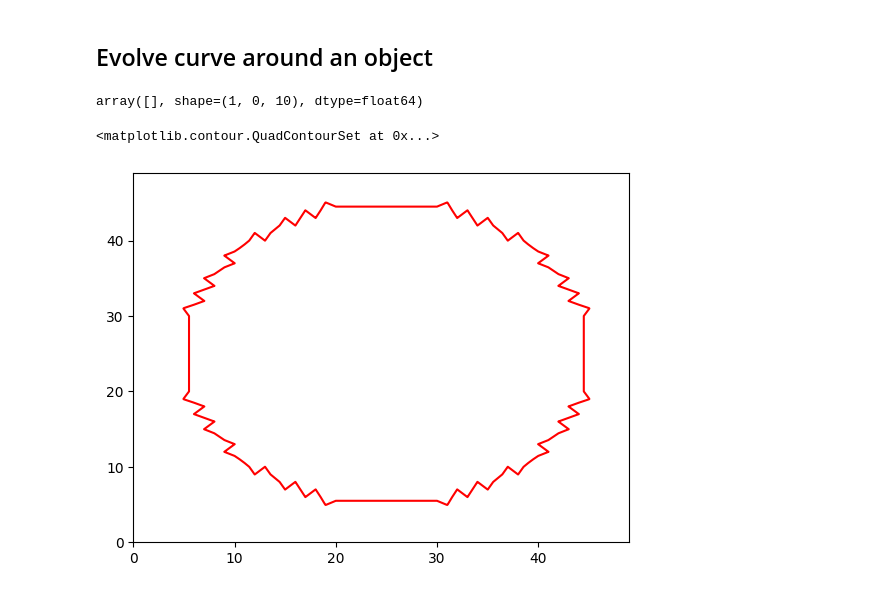
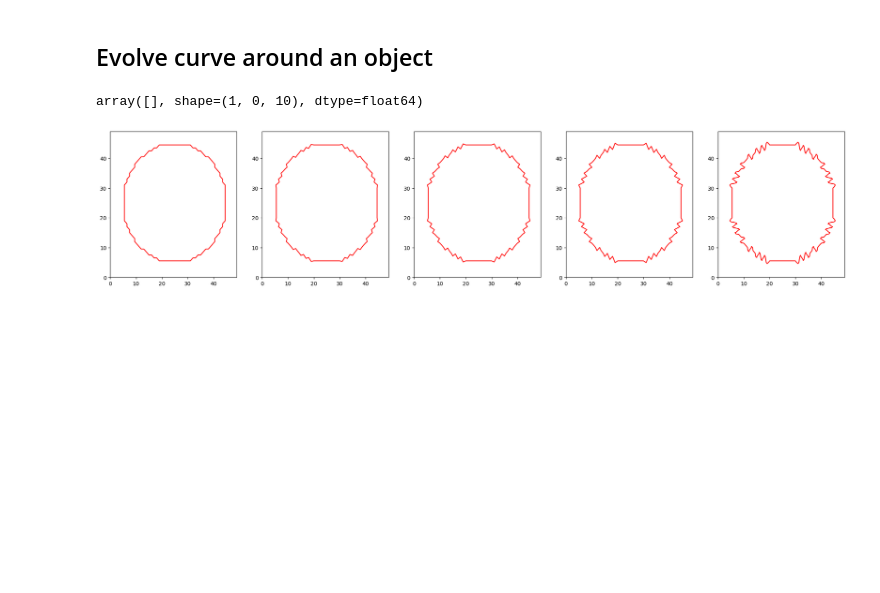
Before and after one commit to jgu13/CellSeg, a Jupyter notebook: Scripts/Test.ipynb, the cells around one changed output. Saved outputs shown, nothing was run; the diff lists cells and outputs as text; code cells hidden in the pictures; blank space fills up the shorter version.

Commit message:
Evolving curve with strength of curvature. Issues still persist with shapes and divisions.

```diff
--- a/Scripts/Test.ipynb
+++ b/Scripts/Test.ipynb
@@ -86,7 +86,7 @@ def initialize(img):
     psi = dist_img + dist_img_invert # now the boundaries are fixed and zero
     return psi
 
-def draw_curve(psi, colors='red', levels=[0]):
+def draw_curve(psi, axis, colors='red', levels=[0]):
     '''
     Draw curve U on an image. By default, it is drawn in the red channel
     '''
@@ -98,7 +98,7 @@ def draw_curve(psi, colors='red', levels=[0]):
     Y = np.arange(0, psi.shape[0])
     X, Y = np.meshgrid(X, Y)
     Z = psi[X, Y]
-    return contour(X, Y, Z, levels=levels, colors=colors)
+    return axis.contour(X, Y, Z, levels=levels, colors=colors)
 
 def central_difference(psi):
     '''
@@ -129,18 +129,20 @@ def curve_evolution(img, dt=0.5, max_iter=1000, v=1):
     dx, dy, dxx, dyy, dxy = central_difference(psi)
     # print(dx.shape)
     # dx, dy = np.gradient(psi) # central differences of psi in curvature motion flow
-    grad_mag = np.sqrt(dx**2 + dy**2)
+    grad_mag = np.sqrt(dx**2 + dy**2) + 0.01
     K = (dxx*dy**2 - 2*dy*dx*dxy + dyy*dx**2) / (dx**2 + dy**2)**1.5
     for i in range(max_iter):
         dpsi = -1 * K * grad_mag * dt + dt * K # let speed equals to curvature K
         psi[:] = dt * psi[:] + dpsi
-    img = draw_curve(psi)
-    return img
+    return psi
 # %%
+import matplotlib.pyplot as plt
 img = imread(os.path.join(DATA_DIR, 'example', 'test.png'))
 # U = initialize((img.shape[0],img.shape[1]), r=15)
 # dist_transformed_img = distance_transform(img, sigma=2)
-curve_evolution(img, max_iter=3)
+fig, axs = plt.subplots(nrows=1, ncols=5, figsize=(25, 5))
+
+for max_iter in range(5):
+    draw_curve(curve_evolution(img, max_iter=max_iter), axis=axs[max_iter])
 # %% [output]
-<matplotlib.contour.QuadContourSet at 0x...>
-[figure, old version]
+[figure, new version]
```
